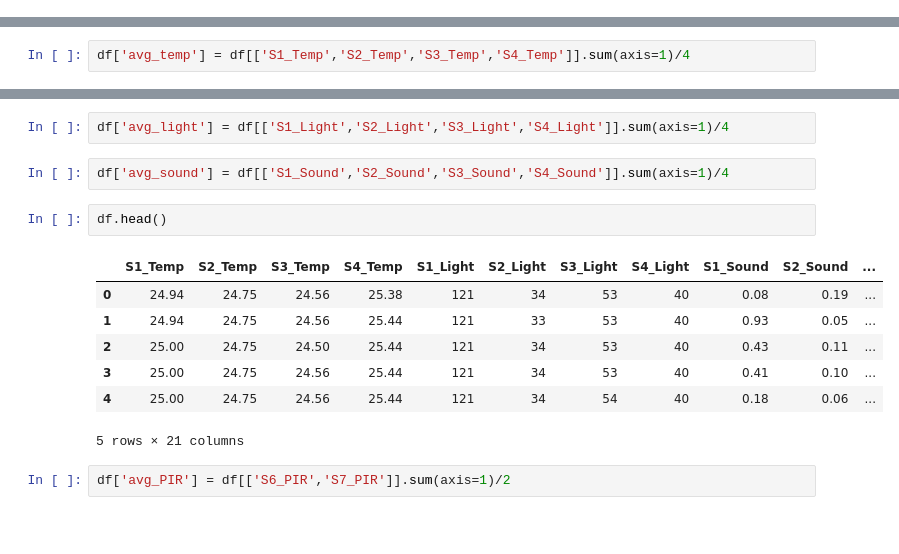
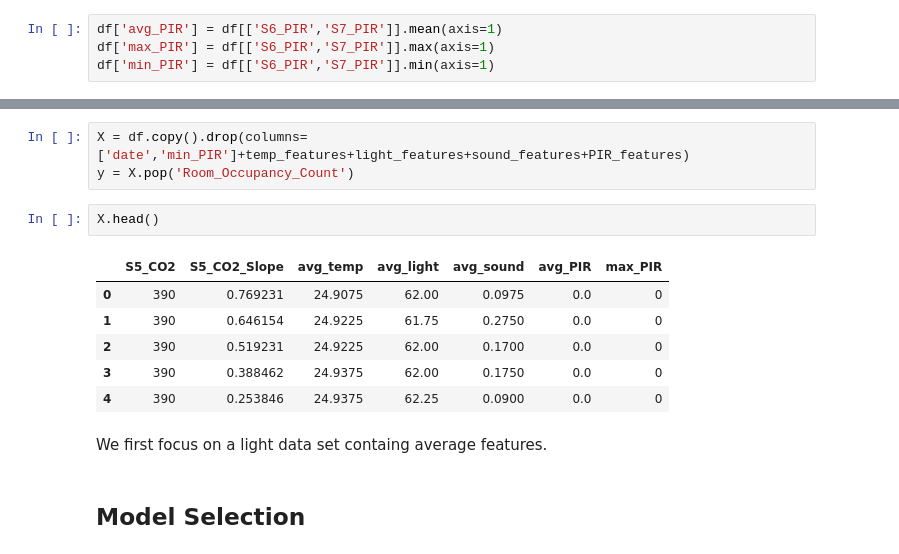
Before and after one commit to Clement-GRD/room_occupancy, a Jupyter notebook: room_occupancy.ipynb, the cells around one changed output, grey strips where cells are left out. Saved outputs shown, nothing was run; the diff lists cells and outputs as text; blank space fills up the shorter version.

Commit message:
Adde basic preprocessing and modeling steps

```diff
--- a/room_occupancy.ipynb
+++ b/room_occupancy.ipynb
@@ -11,0 +152,4 @@ df = read_file_df(file_path)
+# %%
+df['avg_PIR'] = df[['S6_PIR','S7_PIR']].mean(axis=1)
+df['max_PIR'] = df[['S6_PIR','S7_PIR']].max(axis=1)
+df['min_PIR'] = df[['S6_PIR','S7_PIR']].min(axis=1)
@@ -84,2 +191,0 @@ sns.pairplot(df, vars=['S1_Temp','S2_Temp','S3_Temp','S4_Temp'], hue='Room_Occup
-# %%
-df['avg_temp'] = df[['S1_Temp','S2_Temp','S3_Temp','S4_Temp']].sum(axis=1)/4
@@ -91,16 +192,16 @@ sns.pairplot(df, vars=['S1_Light','S2_Light','S3_Light','S4_Light'], hue='Room_O
-# %%
-df['avg_light'] = df[['S1_Light','S2_Light','S3_Light','S4_Light']].sum(axis=1)/4
-# %%
-df['avg_sound'] = df[['S1_Sound','S2_Sound','S3_Sound','S4_Sound']].sum(axis=1)/4
+# %%
+X = df.copy().drop(columns=['date','min_PIR']+temp_features+light_features+sound_features+PIR_features)
+y = X.pop('Room_Occupancy_Count')
 # %%
-df.head()
+X.head()
 # %% [output]
-|  | S1_Temp | S2_Temp | S3_Temp | S4_Temp | S1_Light | S2_Light | S3_Light | S4_Light | S1_Sound | S2_Sound | ... |
-| 0 | 24.94 | 24.75 | 24.56 | 25.38 | 121 | 34 | 53 | 40 | 0.08 | 0.19 | ... |
-| 1 | 24.94 | 24.75 | 24.56 | 25.44 | 121 | 33 | 53 | 40 | 0.93 | 0.05 | ... |
-| 2 | 25.00 | 24.75 | 24.50 | 25.44 | 121 | 34 | 53 | 40 | 0.43 | 0.11 | ... |
-| 3 | 25.00 | 24.75 | 24.56 | 25.44 | 121 | 34 | 53 | 40 | 0.41 | 0.10 | ... |
-| 4 | 25.00 | 24.75 | 24.56 | 25.44 | 121 | 34 | 54 | 40 | 0.18 | 0.06 | ... |
+|  | S5_CO2 | S5_CO2_Slope | avg_temp | avg_light | avg_sound | avg_PIR | max_PIR |
+| 0 | 390 | 0.769231 | 24.9075 | 62.00 | 0.0975 | 0.0 | 0 |
+| 1 | 390 | 0.646154 | 24.9225 | 61.75 | 0.2750 | 0.0 | 0 |
+| 2 | 390 | 0.519231 | 24.9225 | 62.00 | 0.1700 | 0.0 | 0 |
+| 3 | 390 | 0.388462 | 24.9375 | 62.00 | 0.1750 | 0.0 | 0 |
+| 4 | 390 | 0.253846 | 24.9375 | 62.25 | 0.0900 | 0.0 | 0 |
-5 rows × 21 columns
-# %%
-df['avg_PIR'] = df[['S6_PIR','S7_PIR']].sum(axis=1)/2
+# %% [markdown]
+We first focus on a light data set containg average features.
+# %% [markdown]
+## Model Selection
```
Also changed, not shown: parts of 60 cells of this notebook, 1 other file.
